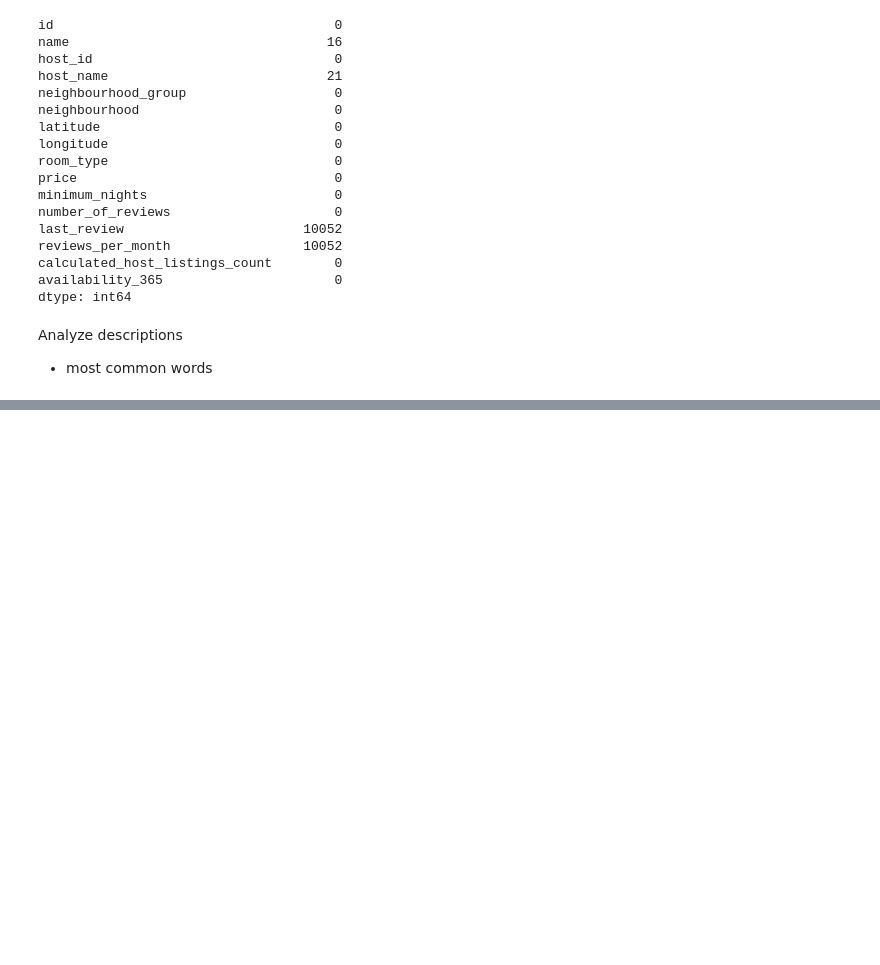
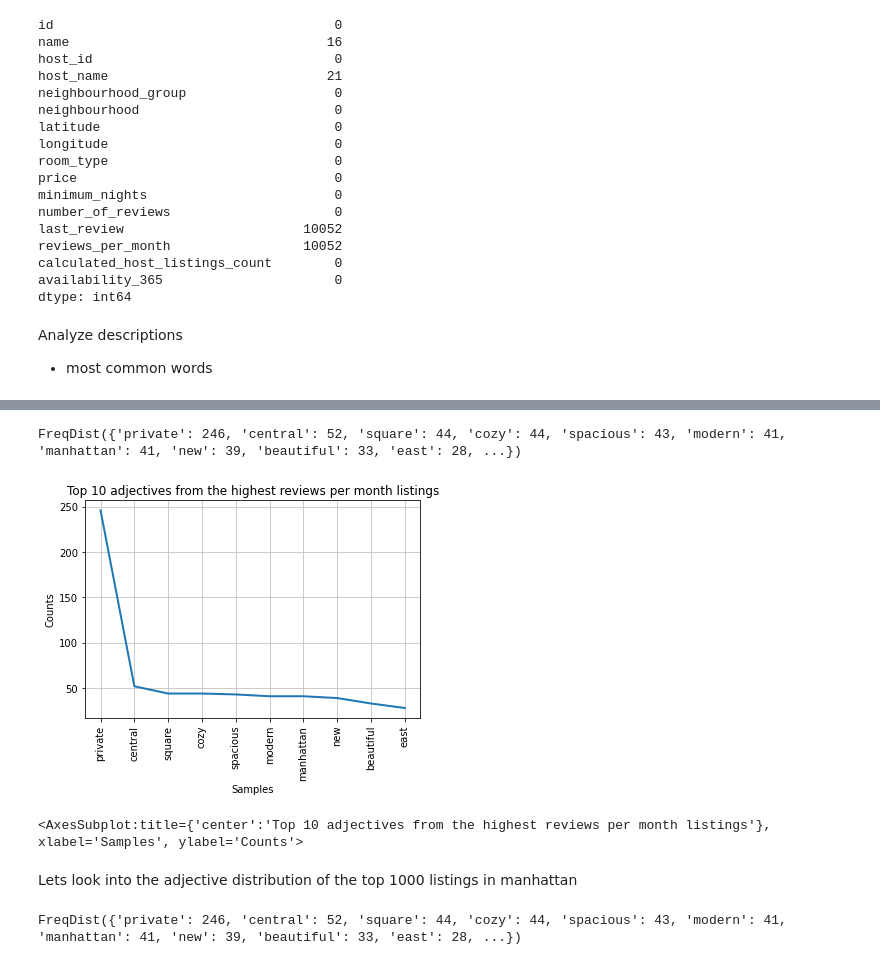
Before and after one commit to kevoinno/data-science-projects, a Jupyter notebook: california-housing/airbnb-eda.ipynb, the cells around one changed output, grey strips where cells are left out. Drawn from its saved outputs; the diff is of its cells as text; code cells hidden in the pictures; blank space fills up the shorter version.

```diff
--- a/california-housing/airbnb-eda.ipynb
+++ b/california-housing/airbnb-eda.ipynb
@@ -178,0 +152,21 @@ dict(word_dist)
+# %%
+def top1000(df):
+    a = df.sort_values(by = ['reviews_per_month'], ascending=False)
+    a = a[:1000] #gets top 100 listings based on reviews_per_month
+    return a
+# %%
+df_top1000 = top1000(df)
+# %%
+#Extract adjectives from 'name'
+top1000_adj = filter_adjs(df_top1000)
+top1000_adj
+# %% [output]
+FreqDist({'private': 246, 'central': 52, 'square': 44, 'cozy': 44, 'spacious': 43, 'modern': 41, 'manhattan': 41, 'new': 39, 'beautiful': 33, 'east': 28, ...})
+# %%
+plt.title('Top 10 adjectives from the highest reviews per month listings')
+top1000_adj.plot(10)
+# %% [output]
+[figure, added]
+<AxesSubplot:title={'center':'Top 10 adjectives from the highest reviews per month listings'}, xlabel='Samples', ylabel='Counts'>
+# %% [markdown]
+Lets look into the adjective distribution of the top 1000 listings in manhattan
@@ -178,0 +176,5 @@ dict(word_dist)
+# %%
+man1000_adj = filter_adjs(df_top1000)
+man1000_adj
+# %% [output]
+FreqDist({'private': 246, 'central': 52, 'square': 44, 'cozy': 44, 'spacious': 43, 'modern': 41, 'manhattan': 41, 'new': 39, 'beautiful': 33, 'east': 28, ...})
```
Also changed, not shown: parts of 23 cells of this notebook.
